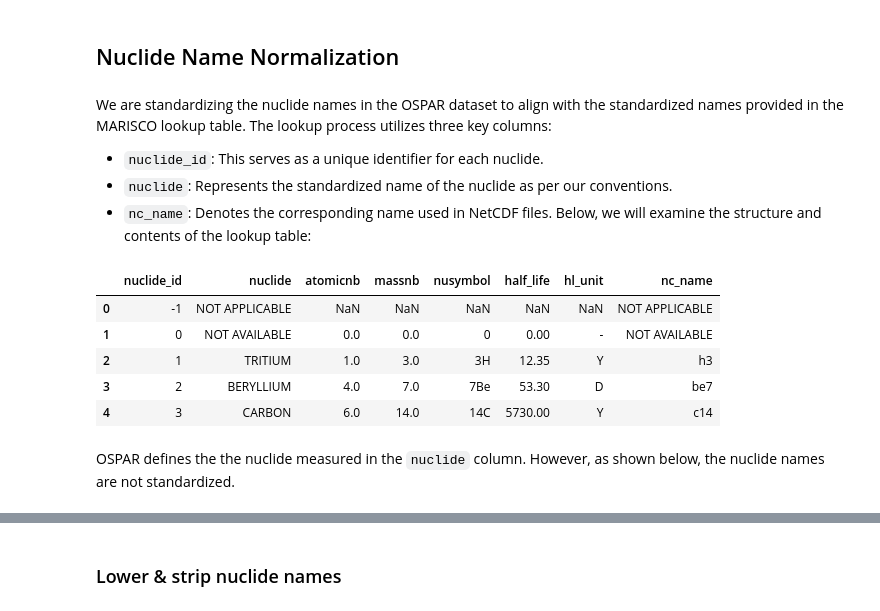
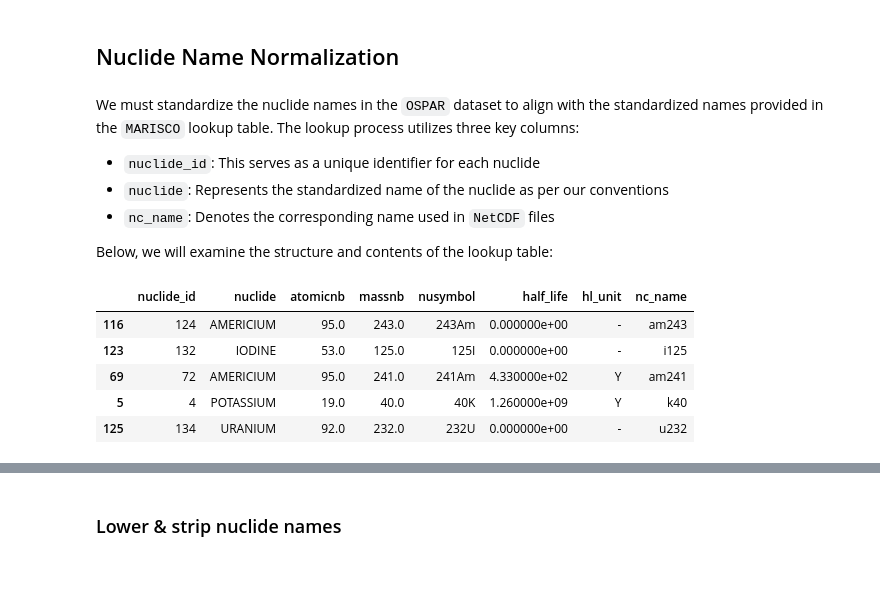
Before and after one commit to franckalbinet/marisco, a Jupyter notebook: nbs/handlers/ospar.ipynb, the cells around one changed output, grey strips where cells are left out. Cells and saved outputs as stored; diff of their text form; code cells hidden in the pictures; blank space fills up the shorter version.

Commit message:
Further document OSPAR handler, in particular the IMFA pattern for nuclides

```diff
--- a/nbs/handlers/ospar.ipynb
+++ b/nbs/handlers/ospar.ipynb
@@ -211,22 +186,21 @@ Data saved to cache at /Users/franckalbinet/.marisco/cache/Seawater data.csv
 # %% [markdown]
 ## Nuclide Name Normalization
 # %% [markdown]
-We are standardizing the nuclide names in the OSPAR dataset to align with the standardized names provided in the MARISCO lookup table.
+We must standardize the nuclide names in the `OSPAR` dataset to align with the standardized names provided in the `MARISCO` lookup table.
 The lookup process utilizes three key columns:
-- `nuclide_id`: This serves as a unique identifier for each nuclide.
-- `nuclide`: Represents the standardized name of the nuclide as per our conventions.
-- `nc_name`: Denotes the corresponding name used in NetCDF files.
+- `nuclide_id`: This serves as a unique identifier for each nuclide
+- `nuclide`: Represents the standardized name of the nuclide as per our conventions
+- `nc_name`: Denotes the corresponding name used in `NetCDF` files
+
 Below, we will examine the structure and contents of the lookup table:
 # %%
 #| eval: false
 nuc_lut_df = pd.read_excel(nuc_lut_path())
-nuc_lut_df.head()
+nuc_lut_df.sample(5)
 # %% [output]
 |  | nuclide_id | nuclide | atomicnb | massnb | nusymbol | half_life | hl_unit | nc_name |
-| 0 | -1 | NOT APPLICABLE | NaN | NaN | NaN | NaN | NaN | NOT APPLICABLE |
-| 1 | 0 | NOT AVAILABLE | 0.0 | 0.0 | 0 | 0.00 | - | NOT AVAILABLE |
-| 2 | 1 | TRITIUM | 1.0 | 3.0 | 3H | 12.35 | Y | h3 |
-| 3 | 2 | BERYLLIUM | 4.0 | 7.0 | 7Be | 53.30 | D | be7 |
-| 4 | 3 | CARBON | 6.0 | 14.0 | 14C | 5730.00 | Y | c14 |
+| 116 | 124 | AMERICIUM | 95.0 | 243.0 | 243Am | 0.000000e+00 | - | am243 |
+| 123 | 132 | IODINE | 53.0 | 125.0 | 125I | 0.000000e+00 | - | i125 |
+| 69 | 72 | AMERICIUM | 95.0 | 241.0 | 241Am | 4.330000e+02 | Y | am241 |
+| 5 | 4 | POTASSIUM | 19.0 | 40.0 | 40K | 1.260000e+09 | Y | k40 |
+| 125 | 134 | URANIUM | 92.0 | 232.0 | 232U | 0.000000e+00 | - | u232 |
-# %% [markdown]
-OSPAR defines the the nuclide measured in the `nuclide` column. However, as shown below, the nuclide names are not standardized.
```
Also changed, not shown: parts of 32 cells of this notebook, 6 other files.
